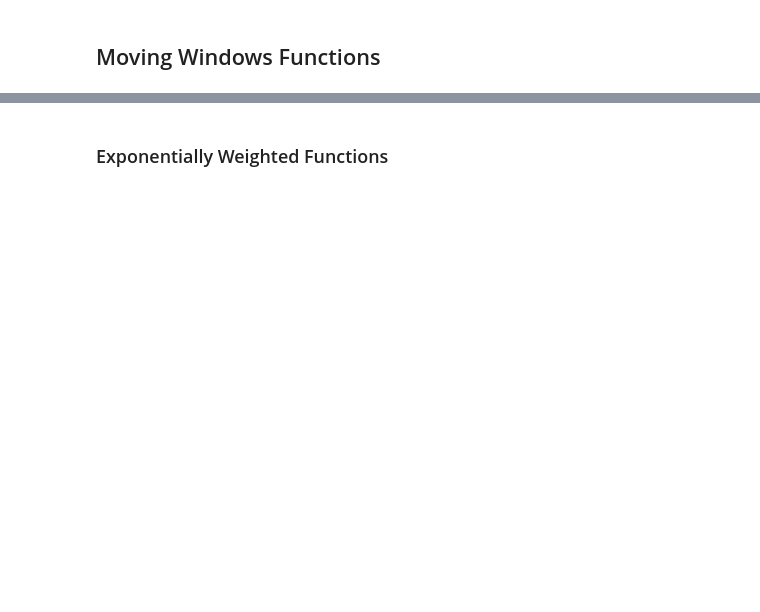
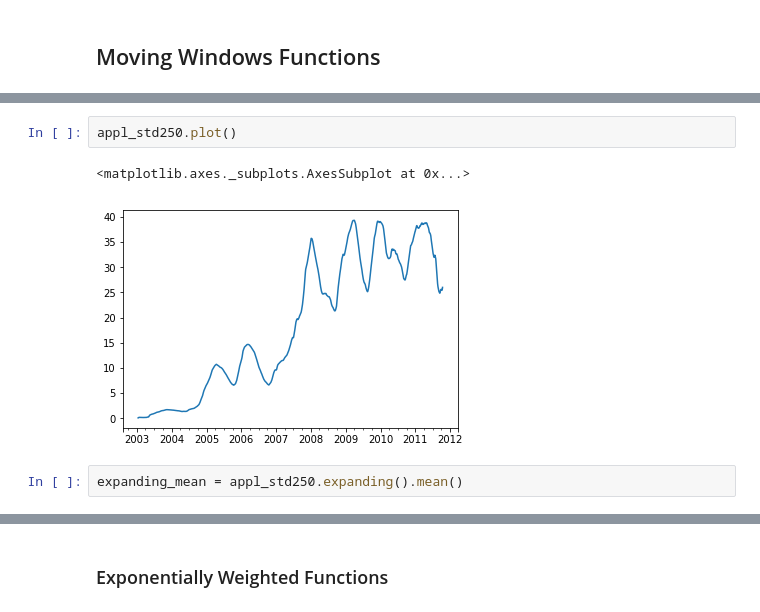
Before and after one commit to UlrikeBoehm/PythonDataAnalysis, a Jupyter notebook: 11_TimeSeries/TimeSeries.ipynb, the cells around one changed output, grey strips where cells are left out. Saved outputs shown, nothing was run; the diff lists cells and outputs as text; blank space fills up the shorter version.

```diff
--- a/11_TimeSeries/TimeSeries.ipynb
+++ b/11_TimeSeries/TimeSeries.ipynb
@@ -1287,0 +1352,7 @@ annual_frame
+# %%
+appl_std250.plot()
+# %% [output]
+<matplotlib.axes._subplots.AxesSubplot at 0x...>
+[figure, added]
+# %%
+expanding_mean = appl_std250.expanding().mean()
```
Also changed, not shown: parts of 30 cells of this notebook.
